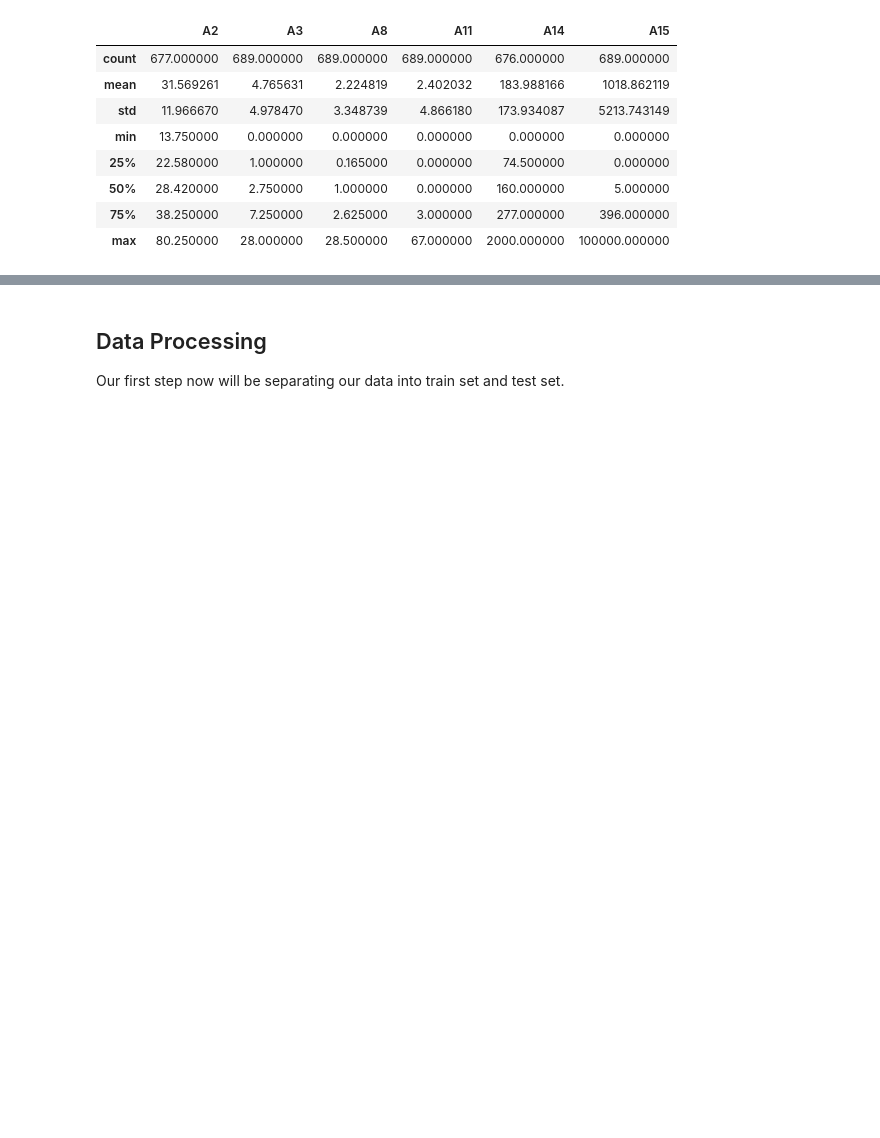
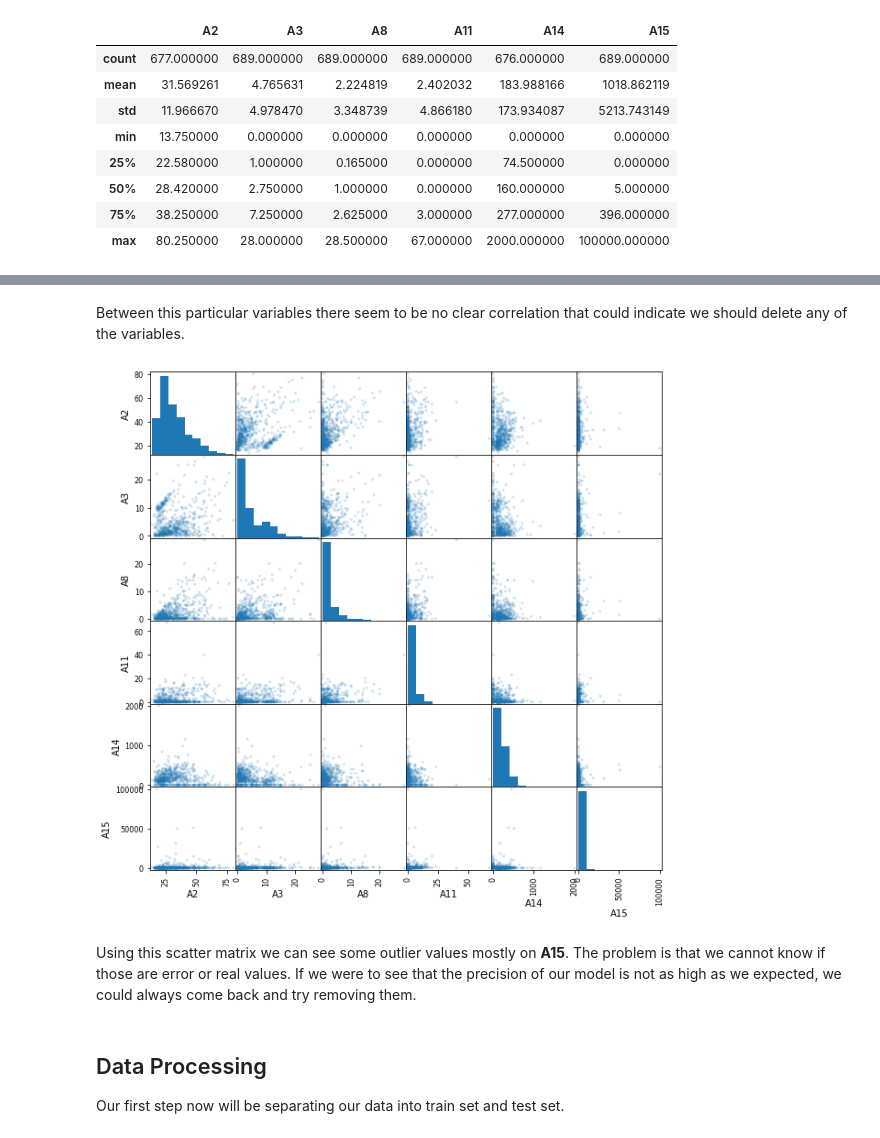
Before and after one commit to tomasrpons/credit_qualification, a Jupyter notebook: Credit Qualification.ipynb, the cells around one changed output, grey strips where cells are left out. Saved outputs shown, nothing was run; the diff lists cells and outputs as text; code cells hidden in the pictures; blank space fills up the shorter version.

```diff
--- a/Credit Qualification.ipynb
+++ b/Credit Qualification.ipynb
@@ -106,3 +118,11 @@ Using describe we can confirm that these numerical variables have notable difere
+# %% [markdown]
+Between this particular variables there seem to be no clear correlation that could indicate we should delete any of the variables.
+# %%
+pd.plotting.scatter_matrix(df, alpha=0.2, figsize=(10, 10));
+# %% [output]
+[figure, added]
+# %% [markdown]
+Using this scatter matrix we can see some outlier values mostly on **A15**. The problem is that we cannot know if those are error or real values. If we were to see that the precision of our model is not as high as we expected, we could always come back and try removing them.
 # %% [markdown]
 ## Data Processing
 Our first step now will be separating our data into train set and test set.
```
Also changed, not shown: parts of 38 cells of this notebook, 4 other files.
